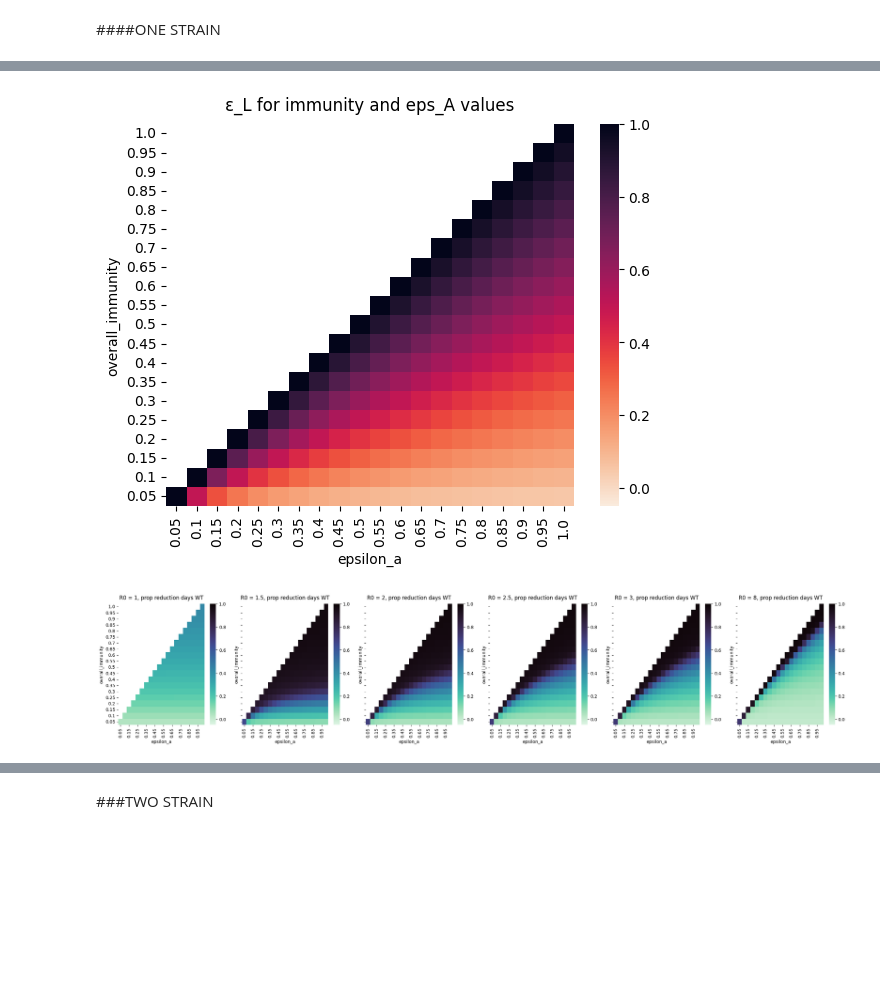
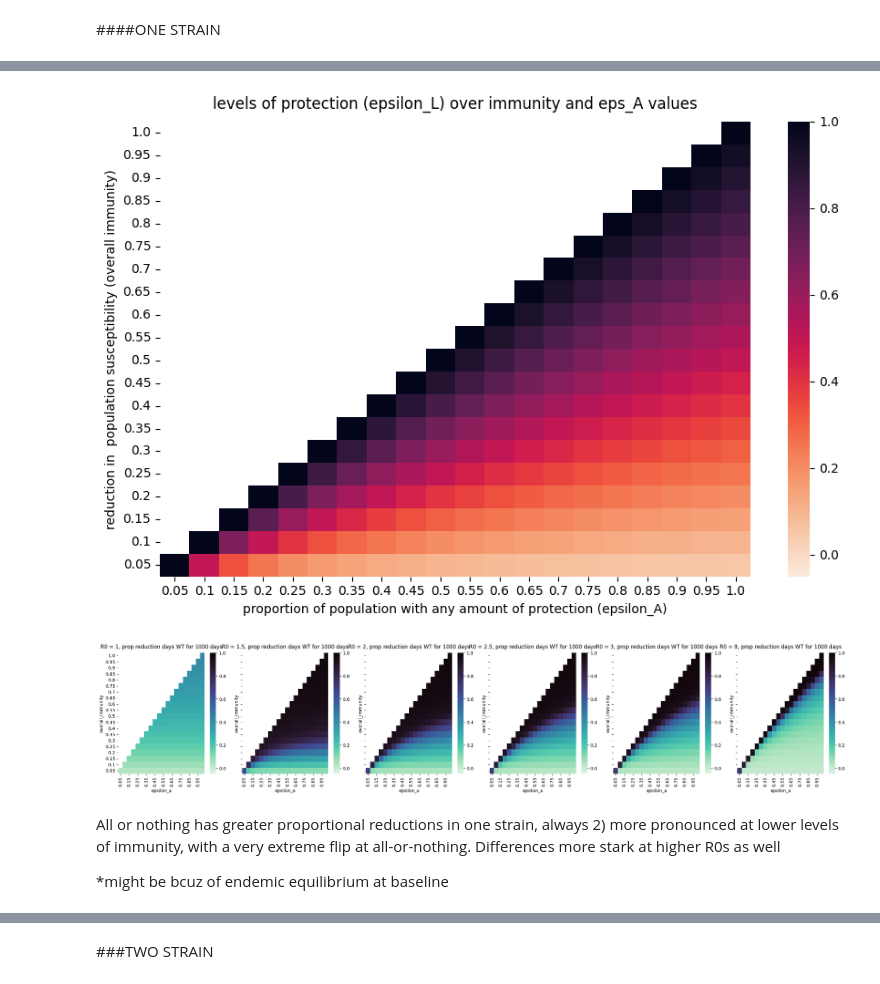
Before and after one commit to condusinew/vaccine_failure_escape, a Jupyter notebook: SIR_mode_natimm.ipynb, the cells around one changed output, grey strips where cells are left out. Saved outputs shown, nothing was run; the diff lists cells and outputs as text; code cells hidden in the pictures; blank space fills up the shorter version.

Commit message:
ab to check on heatmaps

```diff
--- a/SIR_mode_natimm.ipynb
+++ b/SIR_mode_natimm.ipynb
@@ -20,4 +20,10 @@ from scipy.integrate import solve_ivp
 import matplotlib.pyplot as plt
 import pandas as pd
 import seaborn as sns
+# %%
+betam = 0.15
+Im = 0.001
+mu = 0.7
+epsilonL = 0.3
+P = 0.4
 # %%
@@ -1249,7 +1477,7 @@ y0 = [S0, Iw0, N0, P0, Im0, Rm0, CIw0, CIm0]
 one_strain_df = pd.DataFrame(columns=['overall_immunity', 'epsilon_a', 'epsilon_L',
                                       'mu', "R0", 'total reduction in inf_days wildtype',
                                       'one-wave or endemic',
-                                      "peak Iw", 'equil_Iw'])
+                                      "peak Iw", 'equil_Iw', "inf_days WT"])
 
 for Rnaught in Rnaughts:
   #KEEP THIS IT IS THE SOLVER FOR NO PROTECTION
@@ -1281,7 +1509,8 @@ for Rnaught in Rnaughts:
                         dense_output=True,
                         t_eval=np.linspace(0, t, t + 1),)
 
-      totaldays_W = (no_imm_totaldays_W - find_finalCIw(solution)*(1/gammaw))/no_imm_totaldays_W
+      totaldays_W = find_finalCIw(solution)*(1/gammaw)
+      reduction_W = (no_imm_totaldays_W - find_finalCIw(solution)*(1/gammaw))/no_imm_totaldays_W
 
       #add to df
       # make a dict for the new row
@@ -1291,13 +1520,14 @@ for Rnaught in Rnaughts:
           "epsilon_L": eps_L.round(3),
           "mu": mu,
           "R0": Rnaught,
-          "total reduction in inf_days wildtype": totaldays_W,
+          "total reduction in inf_days wildtype": reduction_W,
           "one-wave or endemic": Iw_wave_or_end(solution),
           "peak Iw": find_Iw_peak(solution, Iw_wave_or_end(solution)),
-          "equil_Iw": find_Iw_equil(solution, Iw_wave_or_end(solution))
+          "equil_Iw": find_Iw_equil(solution, Iw_wave_or_end(solution)),
+          "inf_days WT": totaldays_W
       }
 
-      # append safely
+      # append safely?
       one_strain_df = pd.concat([one_strain_df, pd.DataFrame([new_row])], ignore_index=True)
 # %%
 one_strain_df
@@ -1318,30 +1548,33 @@ one_strain_df
 # %%
 #INSPECTING RELATIONSHIP BETWEEN EPSILONS AND IMMUNITY
 
 
 # removed R0 loop — just inspect one heatmap
 #specific R0 doesnt matter here, only looking at immunity from epsilons
 filtered_df_R0 = one_strain_df[one_strain_df["R0"] == Rnaught].copy()
 
 # avoid SettingWithCopyWarning
 filtered_df_R0.loc[:, "overall_immunity"] = filtered_df_R0["overall_immunity"].round(3)
 filtered_df_R0.loc[:, "epsilon_a"] = filtered_df_R0["epsilon_a"].round(3)
 
 # create heatmap matrix
 heatmap = filtered_df_R0.pivot(
     index="overall_immunity",
     columns="epsilon_a",
     values="epsilon_L"
 )
 
 # plot it
-plt.figure(figsize=(6, 5))
+plt.figure(figsize=(9, 6))
 ax = sns.heatmap(heatmap, cmap="rocket_r", vmin=-0.05, vmax=1)
-ax.set_title("ε_L for immunity and eps_A values", pad=10)
+ax.set_title(f"levels of protection (epsilon_L) over immunity and eps_A values", pad=10)
+ax.set_xlabel("proportion of population with any amount of protection (epsilon_A)")
+ax.set_ylabel("reduction in  population susceptibility (overall immunity)")
 
 ax.invert_yaxis()   # <-- correct
 
 plt.tight_layout()
 plt.show()
+#REDUCTION IN POP SUSC, PROP OF PPL W ANY PROTECTION, ANY LEVEL OF PROTECTION
 # %% [output]
-[figure, old version]
+[figure, new version]
@@ -1348,25 +1596,18 @@ plt.show()
 # %%
-heatmaps = {}
-
-for i, r0 in enumerate(Rnaughts):
-    filtered_df_R0 = one_strain_df[one_strain_df["R0"] == r0].copy()
-
-    # avoid SettingWithCopyWarning
-    filtered_df_R0.loc[:, "overall_immunity"] = filtered_df_R0["overall_immunity"].round(3)
-    filtered_df_R0.loc[:, "epsilon_a"] = filtered_df_R0["epsilon_a"].round(3)
-
-    heatmaps[i]  = filtered_df_R0.pivot(index="overall_immunity", columns="epsilon_a",
-                                          values="total reduction in inf_days wildtype")
-
 fig, axes = plt.subplots(1, len(Rnaughts), figsize=(4*len(Rnaughts), 5), sharex=True, sharey=True)
 
 for i, r0 in enumerate(Rnaughts):
     ax = axes[i]
     sns.heatmap(heatmaps[i], cmap="mako_r", vmin=-0.05, vmax=1, ax=ax)
-    ax.set_title(f"R0 = {r0}, prop reduction days WT", fontsize=12, pad=10)
+    ax.set_title(f"R0 = {r0}, prop reduction days WT for {t} days", fontsize=12, pad=10)
     ax.invert_yaxis()
 
 plt.tight_layout()
 plt.show()
 # %% [output]
-[figure, old version]
+[figure, new version]
+# %% [markdown]
+All or nothing has greater proportional reductions in one strain, always
+2) more pronounced at lower levels of immunity, with a very extreme flip at all-or-nothing. Differences more stark at higher R0s as well
+
+*might be bcuz of endemic equilibrium at baseline
```
Also changed, not shown: parts of 65 cells of this notebook.
